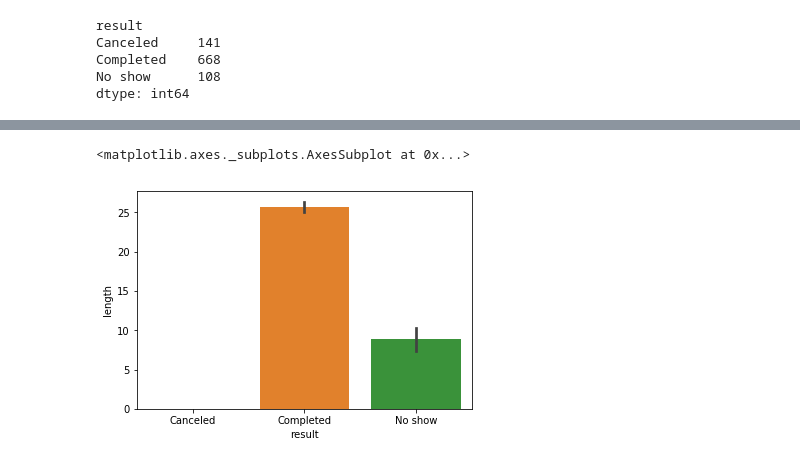
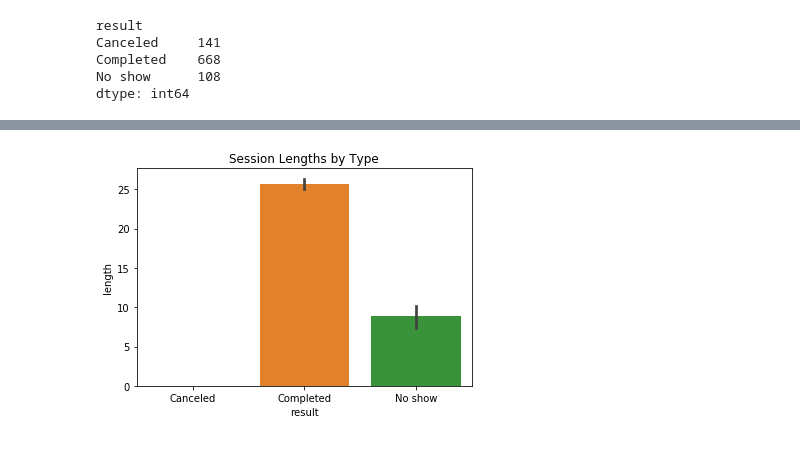
Before and after one commit to nathan-booth/pandas-tutorial, a Jupyter notebook: pandas-tutorial.ipynb, the cells around one changed output, grey strips where cells are left out. Cells and saved outputs as stored; diff of their text form; code cells hidden in the pictures.

```diff
--- a/pandas-tutorial.ipynb
+++ b/pandas-tutorial.ipynb
@@ -349,5 +405,6 @@ plt.show()
 # %%
 sns.barplot(x = 'result', y = 'length', data=df1)
+plt.title("Session Lengths by Type")
+plt.show()
 # %% [output]
-<matplotlib.axes._subplots.AxesSubplot at 0x...>
-[figure, old version]
+[figure, new version]
```
Also changed, not shown: parts of 34 cells of this notebook.
